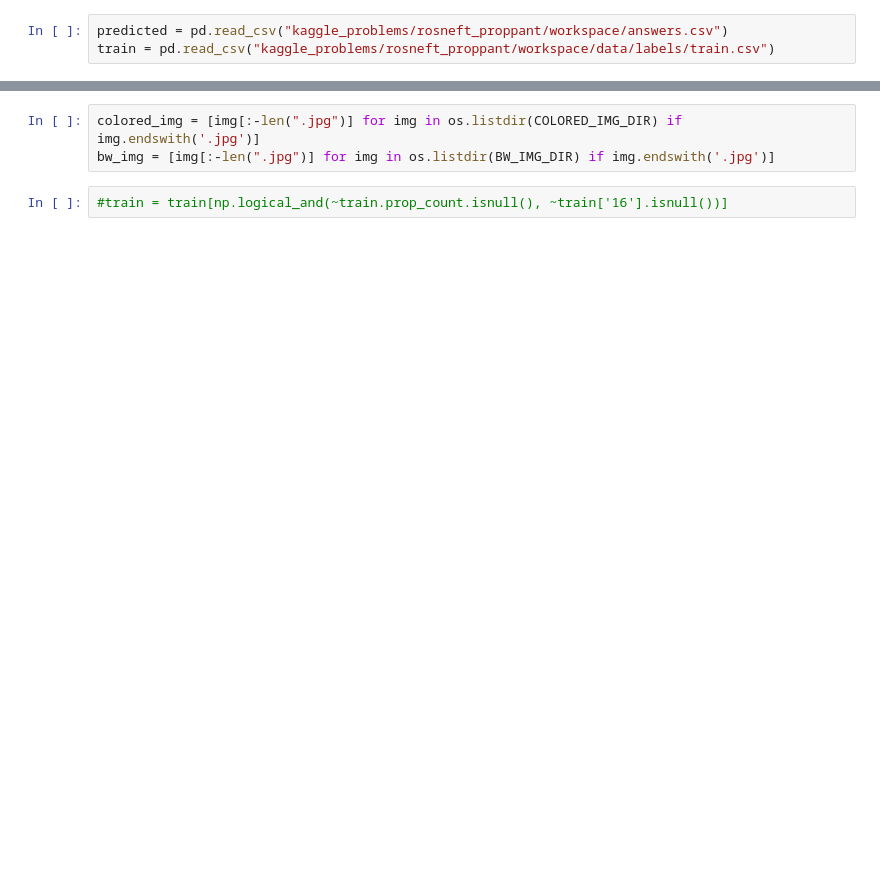
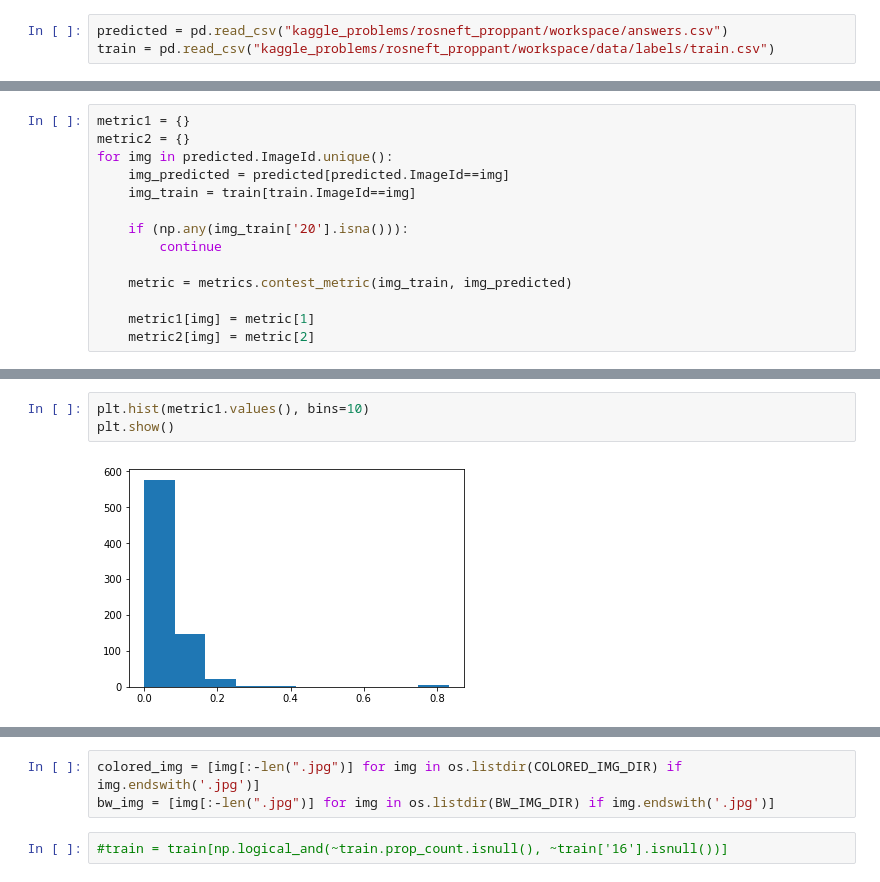
Before and after one commit to skrydg/ml, a Jupyter notebook: kaggle_problems/rosneft_proppant/analaze_result.ipynb, the cells around one changed output, grey strips where cells are left out. Cells and saved outputs as stored; diff of their text form; blank space fills up the shorter version.

```diff
--- a/kaggle_problems/rosneft_proppant/analaze_result.ipynb
+++ b/kaggle_problems/rosneft_proppant/analaze_result.ipynb
@@ -20,0 +43,14 @@ train = pd.read_csv("kaggle_problems/rosneft_proppant/workspace/data/labels/trai
+# %%
+metric1 = {}
+metric2 = {}
+for img in predicted.ImageId.unique():
+    img_predicted = predicted[predicted.ImageId==img]
+    img_train = train[train.ImageId==img]
+
+    if (np.any(img_train['20'].isna())):
+        continue
+
+    metric = metrics.contest_metric(img_train, img_predicted)
+
+    metric1[img] = metric[1]
+    metric2[img] = metric[2]
@@ -20,0 +66,5 @@ train = pd.read_csv("kaggle_problems/rosneft_proppant/workspace/data/labels/trai
+# %%
+plt.hist(metric1.values(), bins=10)
+plt.show()
+# %% [output]
+[figure, added]
```
Also changed, not shown: parts of 22 cells of this notebook, 18 other files.
